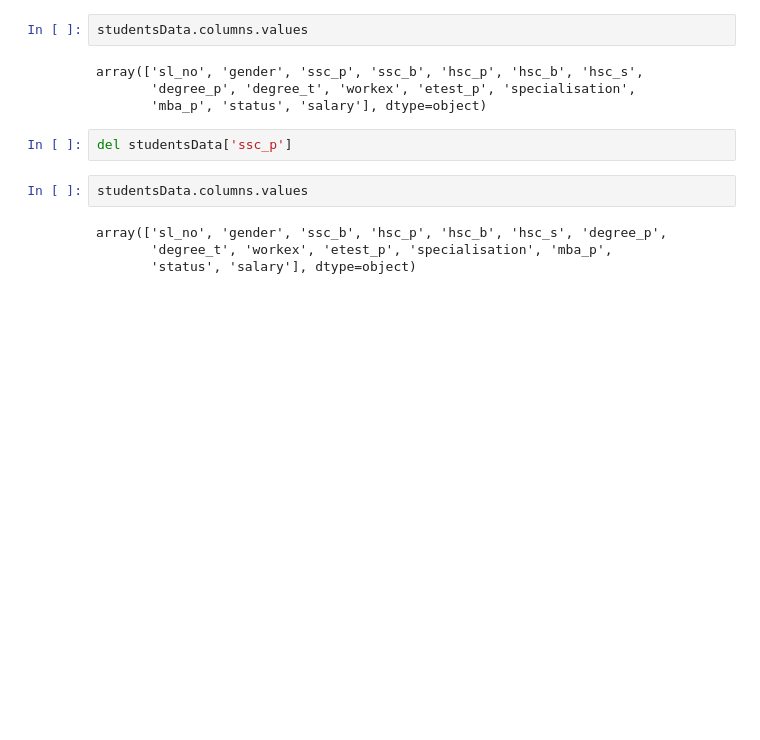
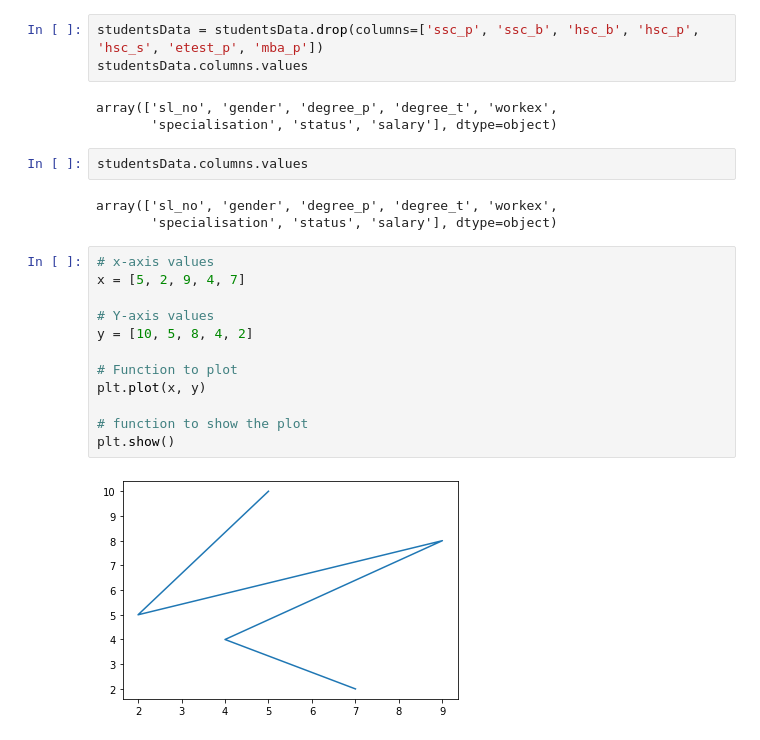
Before and after one commit to yassinOrlando/students-data, a Jupyter notebook: students data.ipynb, the cells around one changed output. Drawn from its saved outputs; the diff is of its cells as text; blank space fills up the shorter version.

```diff
--- a/students data.ipynb
+++ b/students data.ipynb
@@ -11,16 +13,27 @@ studentsData.head()
 | 3 | 4 | M | 56.00 | Central | 52.00 | Central | Science | 52.00 | Sci&Tech | No | 66.0 | ... |
 | 4 | 5 | M | 85.80 | Central | 73.60 | Central | Commerce | 73.30 | Comm&Mgmt | No | 96.8 | ... |
 # %%
+studentsData = studentsData.drop(columns=['ssc_p', 'ssc_b', 'hsc_b', 'hsc_p', 'hsc_s', 'etest_p', 'mba_p'])
 studentsData.columns.values
 # %% [output]
-array(['sl_no', 'gender', 'ssc_p', 'ssc_b', 'hsc_p', 'hsc_b', 'hsc_s',
-       'degree_p', 'degree_t', 'workex', 'etest_p', 'specialisation',
-       'mba_p', 'status', 'salary'], dtype=object)
+array(['sl_no', 'gender', 'degree_p', 'degree_t', 'workex',
+       'specialisation', 'status', 'salary'], dtype=object)
-# %%
-del studentsData['ssc_p']
-# %%
-studentsData.columns.values
-# %% [output]
-array(['sl_no', 'gender', 'ssc_b', 'hsc_p', 'hsc_b', 'hsc_s', 'degree_p',
-       'degree_t', 'workex', 'etest_p', 'specialisation', 'mba_p',
-       'status', 'salary'], dtype=object)
+# %%
+studentsData.columns.values
+# %% [output]
+array(['sl_no', 'gender', 'degree_p', 'degree_t', 'workex',
+       'specialisation', 'status', 'salary'], dtype=object)
+# %%
+# x-axis values
+x = [5, 2, 9, 4, 7]
+
+# Y-axis values
+y = [10, 5, 8, 4, 2]
+
+# Function to plot
+plt.plot(x, y)
+
+# function to show the plot
+plt.show()
+# %% [output]
+[figure, added]
```
Also changed, not shown: parts of 7 cells of this notebook, 5 other files.
